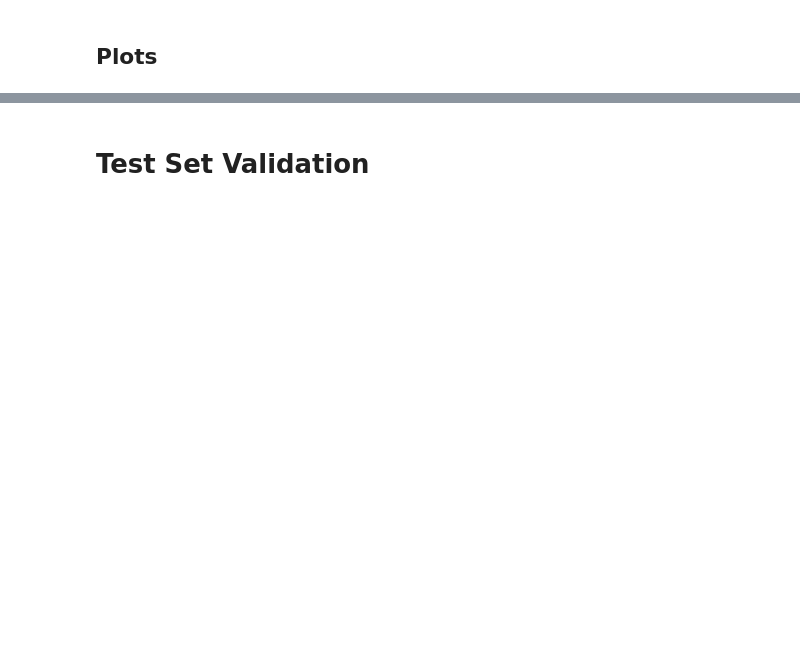
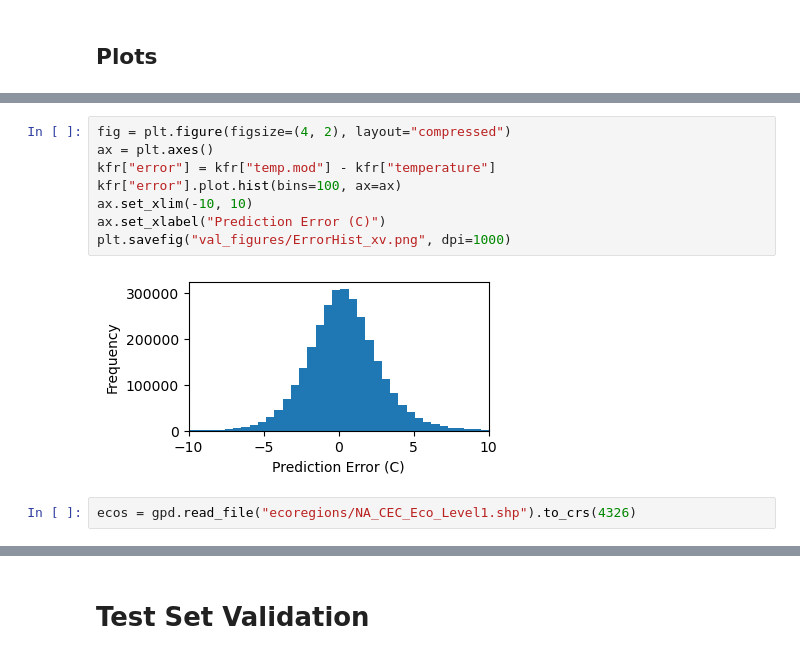
Before and after one commit to mines-ciroh/TempEst-NEWT, a Jupyter notebook: validations.ipynb, the cells around one changed output, grey strips where cells are left out. Saved outputs shown, nothing was run; the diff lists cells and outputs as text; blank space fills up the shorter version.

```diff
--- a/validations.ipynb
+++ b/validations.ipynb
@@ -302,0 +324,12 @@ psum.plot.scatter(x="lon", y="lat", c="RMSE", clim=(0,5))
+# %%
+fig = plt.figure(figsize=(4, 2), layout="compressed")
+ax = plt.axes()
+kfr["error"] = kfr["temp.mod"] - kfr["temperature"]
+kfr["error"].plot.hist(bins=100, ax=ax)
+ax.set_xlim(-10, 10)
+ax.set_xlabel("Prediction Error (C)")
+plt.savefig("val_figures/ErrorHist_xv.png", dpi=1000)
+# %% [output]
+[figure, added]
+# %%
+ecos = gpd.read_file("ecoregions/NA_CEC_Eco_Level1.shp").to_crs(4326)
```
Also changed, not shown: parts of 57 cells of this notebook, 1 other file.
